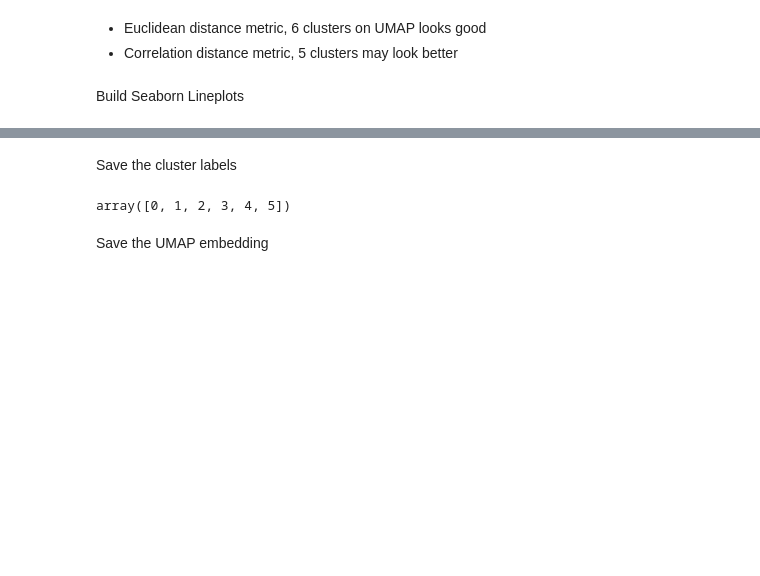
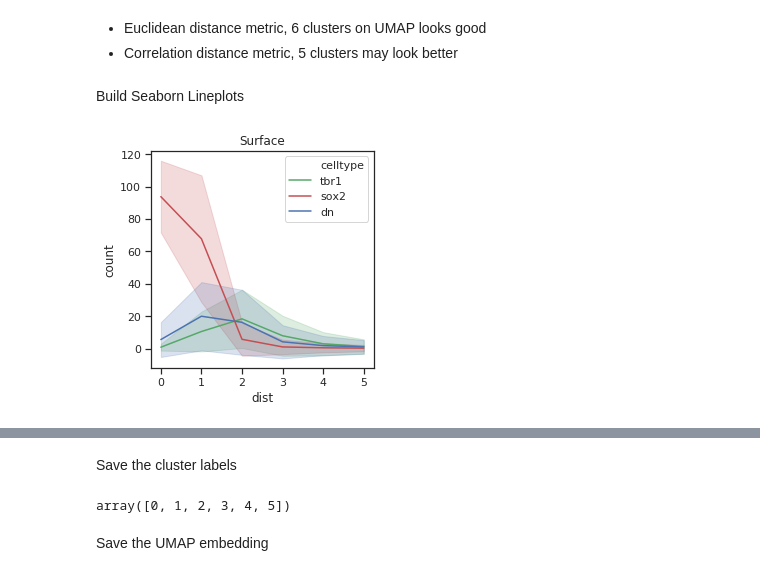
Before and after one commit to chunglabmit/scout, a Jupyter notebook: notebooks/determine cyto clusters.ipynb, the cells around one changed output, grey strips where cells are left out. Saved outputs shown, nothing was run; the diff lists cells and outputs as text; code cells hidden in the pictures; blank space fills up the shorter version.

```diff
--- a/notebooks/determine cyto clusters.ipynb
+++ b/notebooks/determine cyto clusters.ipynb
@@ -75,7 +70,7 @@ from sklearn.cluster import AgglomerativeClustering
 # %% [markdown]
 Agglomerative Clustering
 # %%
-clustering = AgglomerativeClustering(n_clusters=6, linkage='ward').fit(x_umap)
+clustering = AgglomerativeClustering(n_clusters=6, linkage='average').fit(x_umap)
 labels = clustering.labels_
 
 class_labels = np.unique(labels)
@@ -139,20 +121,3 @@ plt.show()
 # %% [output]
 [interactive output not drawn]
 [interactive output not drawn]
-# %%
-plt.figure(figsize=(8, 4))
-
-plt.subplot(121)
-for i in range(0, class_labels.max() + 1):
-    idx = np.where(labels == i)[0]
-    plt.plot(x_umap[idx, 0], x_umap[idx, 1], '.', alpha=0.3, markersize=2, label=f'Cluster {i}')
-# plt.legend()
-
-plt.subplot(122)
-for i in np.unique(sample_labels):
-    idx = np.where(sample_labels == i)[0]
-    if i == 5:
-        plt.plot(x_umap[idx, 0], x_umap[idx, 1], 'r.', alpha=0.2, markersize=2)
-    else:
-        plt.plot(x_umap[idx, 0], x_umap[idx, 1], 'b.', alpha=0.2, markersize=2)
-plt.show()
@@ -270,39 +234,44 @@ Build Seaborn Lineplots
 import pandas as pd
 import seaborn as sns
 # %%
-cluster_to_plot = 5
+%matplotlib inline
 
-dist = []
-count = []
-celltype = []
-cluster = []
-
-# cluster_names = ['Interfering',
-#                  'Mature',
-#                  'Thicc',
-#                  'Trash',
-#                  'No Tbr1',
-#                  'Little Tbr1']
-
-cluster_names = ['Mature',
+cluster_names = ['Surface',
+                 'Interferring',
+                 'Mature',
                  'Trash',
                  'No Tbr1',
-                 'Interfering',
-                 'Little Tbr1',
-                 'Thick']
+                 'Trash 2']
 
 celltype_names = ['tbr1', 'sox2', 'dn']
 
-for i, profile in enumerate(profiles):
-    for k, p in enumerate(profile):
-        for b, c in enumerate(p):
-            cluster_name = cluster_names[labels[i]]
-            if cluster_name == cluster_names[cluster_to_plot]:
-                dist.append(b)
-                count.append(c)
-                cluster.append(cluster_name)
-                celltype.append(celltype_names[k])
+for cluster_to_plot in range(len(cluster_names)):
 
-df = pd.DataFrame({'dist': dist,
-                   'count': count,
-                   'celltype': celltype})
+    dist = []
+    count = []
+    celltype = []
+    cluster = []
+
+    for i, profile in enumerate(profiles):
+        for k, p in enumerate(profile):
+            for b, c in enumerate(p):
+                cluster_name = cluster_names[labels[i]]
+                if cluster_name == cluster_names[cluster_to_plot]:
+                    dist.append(b)
+                    count.append(c)
+                    cluster.append(cluster_name)
+                    celltype.append(celltype_names[k])
+
+    df = pd.DataFrame({'dist': dist,
+                       'count': count,
+                       'celltype': celltype})
+
+    # Plot this cluster average profile
+    plt.figure(figsize=(4, 4))
+    sns.lineplot(x="dist", y="count",
+             hue="celltype", ci='sd', palette=['g', 'r', 'b'],
+             data=df)
+    plt.title(cluster_names[cluster_to_plot])
+    plt.show()
+# %% [output]
+[figure, added]
```
Also changed, not shown: parts of 22 cells of this notebook, 8 other files.
